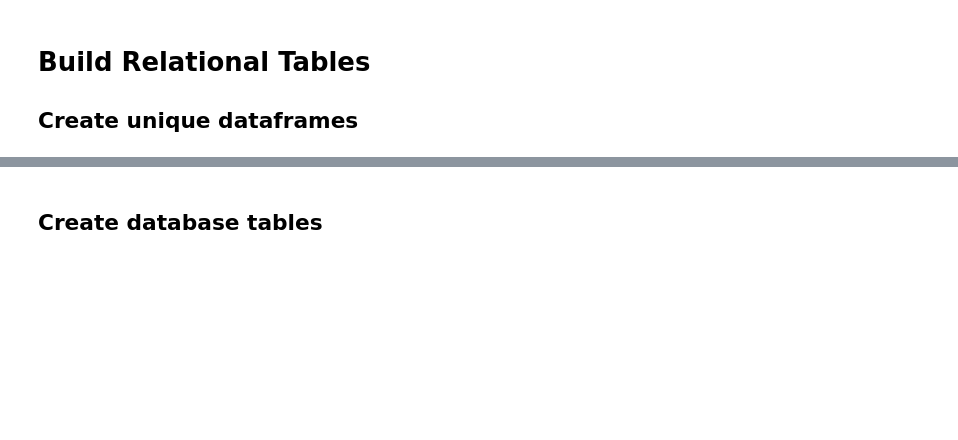
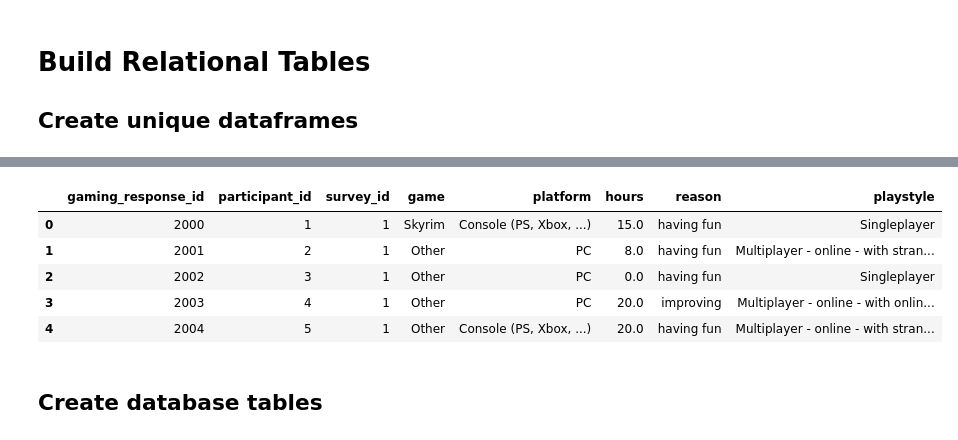
Before and after one commit to amallred/gaming-mental-health-analysis, a Jupyter notebook: notebooks/gad_eda.ipynb, the cells around one changed output, grey strips where cells are left out. Saved outputs shown, nothing was run; the diff lists cells and outputs as text; code cells hidden in the pictures; blank space fills up the shorter version.

```diff
--- a/notebooks/gad_eda.ipynb
+++ b/notebooks/gad_eda.ipynb
@@ -70,7 +70,7 @@ participant_df = df[['participant_id', 'survey_id', 'sex_id', 'education_id', 'r
 
 GAD_response_df = df[['participant_id', 'GAD1', 'GAD2', 'GAD3', 'GAD4', 'GAD5', 'GAD6', 'GAD7', 'GAD_total', 'GAD_cat']]
 
-gamers_df = df[['participant_id', 'survey_id', 'game', 'platform', 'hours', 'reason', 'playstyle']].drop_duplicates()
+gaming_response_df = df[['participant_id', 'survey_id', 'game', 'platform', 'hours', 'reason', 'playstyle']].drop_duplicates()
 
 # ================
 # Lookup tables
@@ -159,3 +188,14 @@ This will be a unique identifier and primary key
+# %%
+add_custom_id_column(gaming_response_df, 'gaming_response_id', 2000)
+
+gaming_response_df.head()
+# %% [output]
+|  | gaming_response_id | participant_id | survey_id | game | platform | hours | reason | playstyle |
+| 0 | 2000 | 1 | 1 | Skyrim | Console (PS, Xbox, ...) | 15.0 | having fun | Singleplayer |
+| 1 | 2001 | 2 | 1 | Other | PC | 8.0 | having fun | Multiplayer - online - with stran... |
+| 2 | 2002 | 3 | 1 | Other | PC | 0.0 | having fun | Singleplayer |
+| 3 | 2003 | 4 | 1 | Other | PC | 20.0 | improving | Multiplayer - online - with onlin... |
+| 4 | 2004 | 5 | 1 | Other | Console (PS, Xbox, ...) | 20.0 | having fun | Multiplayer - online - with stran... |
 # %% [markdown]
 ## Create database tables
 # %%
```
Also changed, not shown: parts of 24 cells of this notebook, 3 other files.
